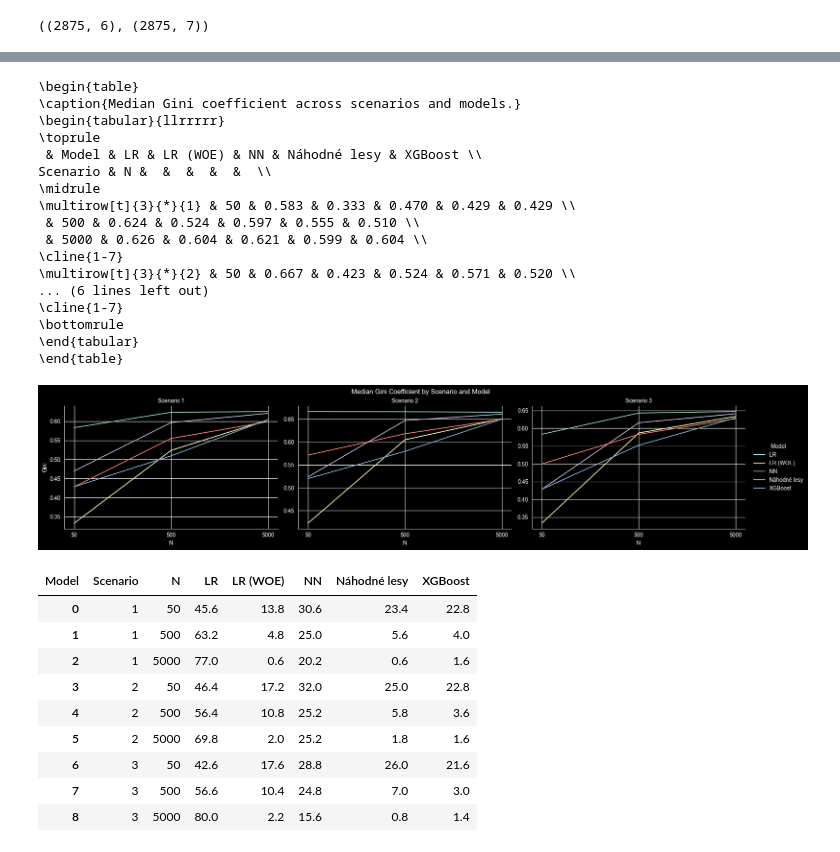
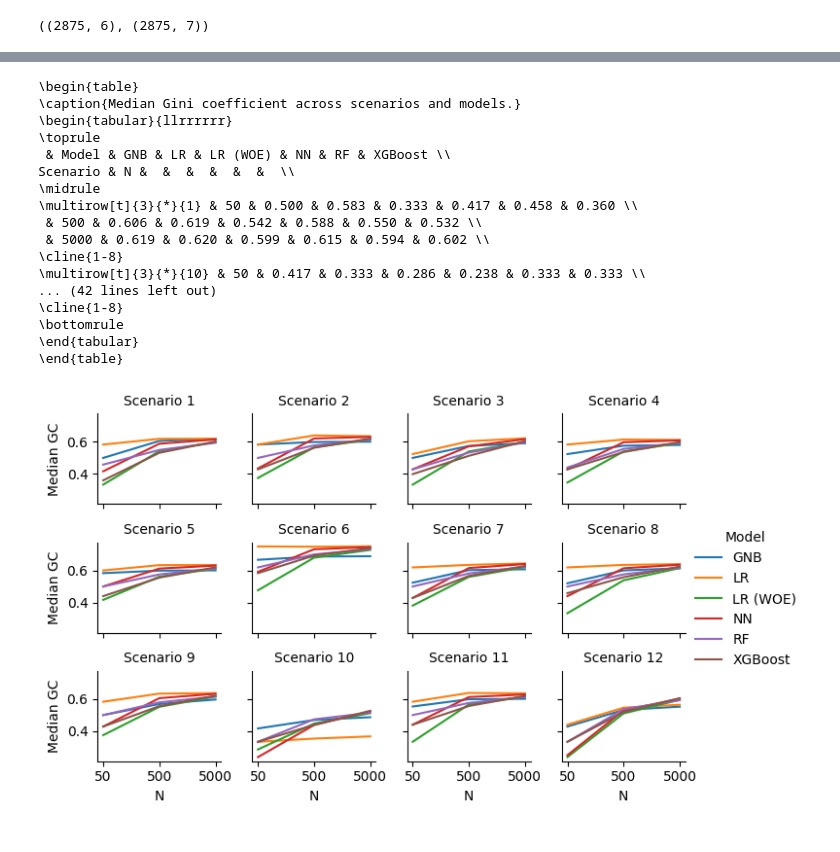
Before and after one commit to KTomsa/synthetic-classifier-benchmark, a Jupyter notebook: analysis.ipynb, the cells around one changed output, grey strips where cells are left out. Cells and saved outputs as stored; diff of their text form; code cells hidden in the pictures.

```diff
--- a/analysis.ipynb
+++ b/analysis.ipynb
@@ -1,7 +1,7 @@
 # %%
 import analysis_fce as af
 # %%
-path = "C:/Users/kryst/OneDrive/Documents/Škola/Vysoká/bakalarska_prace/results/results_all"
+path = "C:/Users/kryst/OneDrive/Documents/Škola/Konference/MME 2026/results/raw"
 save_path = "C:/Users/kryst/OneDrive/Documents/Škola/Konference/MME 2026/results/analysis/"
 # %%
 outlier_scenarios = {
@@ -99,7 +103,10 @@ Scenario & N &  &  &  &  &  &  &  &  \\
 \end{tabular}
 \end{table}
 # %%
-df_ml = af.load_data(path, "metrics_all", 9)
+df_ml = af.load_data(path, "metrics_all", 36)
+# %%
+# fix model name "Náhodné lesy" to "RF"
+df_ml["Model"] = df_ml["Model"].replace("Náhodné lesy", "RF")
 # %%
 df_ml_res = af.calculate_ml_metric(df_ml, "Gini", "median")
 # %%
@@ -108,37 +115,24 @@ print(af.ml_metric_to_latex(df_ml_res, caption))
 # %% [output]
 \begin{table}
 \caption{Median Gini coefficient across scenarios and models.}
-\begin{tabular}{llrrrrr}
+\begin{tabular}{llrrrrrr}
 \toprule
- & Model & LR & LR (WOE) & NN & Náhodné lesy & XGBoost \\
-Scenario & N &  &  &  &  &  \\
+ & Model & GNB & LR & LR (WOE) & NN & RF & XGBoost \\
+Scenario & N &  &  &  &  &  &  \\
 \midrule
-\multirow[t]{3}{*}{1} & 50 & 0.583 & 0.333 & 0.470 & 0.429 & 0.429 \\
- & 500 & 0.624 & 0.524 & 0.597 & 0.555 & 0.510 \\
- & 5000 & 0.626 & 0.604 & 0.621 & 0.599 & 0.604 \\
-\cline{1-7}
-\multirow[t]{3}{*}{2} & 50 & 0.667 & 0.423 & 0.524 & 0.571 & 0.520 \\
-... (6 lines left out)
-\cline{1-7}
+\multirow[t]{3}{*}{1} & 50 & 0.500 & 0.583 & 0.333 & 0.417 & 0.458 & 0.360 \\
+ & 500 & 0.606 & 0.619 & 0.542 & 0.588 & 0.550 & 0.532 \\
+ & 5000 & 0.619 & 0.620 & 0.599 & 0.615 & 0.594 & 0.602 \\
+\cline{1-8}
+\multirow[t]{3}{*}{10} & 50 & 0.417 & 0.333 & 0.286 & 0.238 & 0.333 & 0.333 \\
+... (42 lines left out)
+\cline{1-8}
 \bottomrule
 \end{tabular}
 \end{table}
 # %%
-af.plot_ml_metric(df_ml_res, "Gini", "Median Gini Coefficient by Scenario and Model")
+af.plot_ml_metric(df_ml_res, "Gini", None, "Median GC", save_path + "gini_median.pdf")
 # %% [output]
-[figure, old version]
+[figure, new version]
 # %%
 df_ml_res = af.calculate_ml_metric(df_ml, "Gini", "percent_best")
-# %%
-df_ml_res
-# %% [output]
-| Model | Scenario | N | LR | LR (WOE) | NN | Náhodné lesy | XGBoost |
-| 0 | 1 | 50 | 45.6 | 13.8 | 30.6 | 23.4 | 22.8 |
-| 1 | 1 | 500 | 63.2 | 4.8 | 25.0 | 5.6 | 4.0 |
-| 2 | 1 | 5000 | 77.0 | 0.6 | 20.2 | 0.6 | 1.6 |
-| 3 | 2 | 50 | 46.4 | 17.2 | 32.0 | 25.0 | 22.8 |
-| 4 | 2 | 500 | 56.4 | 10.8 | 25.2 | 5.8 | 3.6 |
-| 5 | 2 | 5000 | 69.8 | 2.0 | 25.2 | 1.8 | 1.6 |
-| 6 | 3 | 50 | 42.6 | 17.6 | 28.8 | 26.0 | 21.6 |
-| 7 | 3 | 500 | 56.6 | 10.4 | 24.8 | 7.0 | 3.0 |
-| 8 | 3 | 5000 | 80.0 | 2.2 | 15.6 | 0.8 | 1.4 |
```
Also changed, not shown: parts of 7 cells of this notebook, 1 other file.
